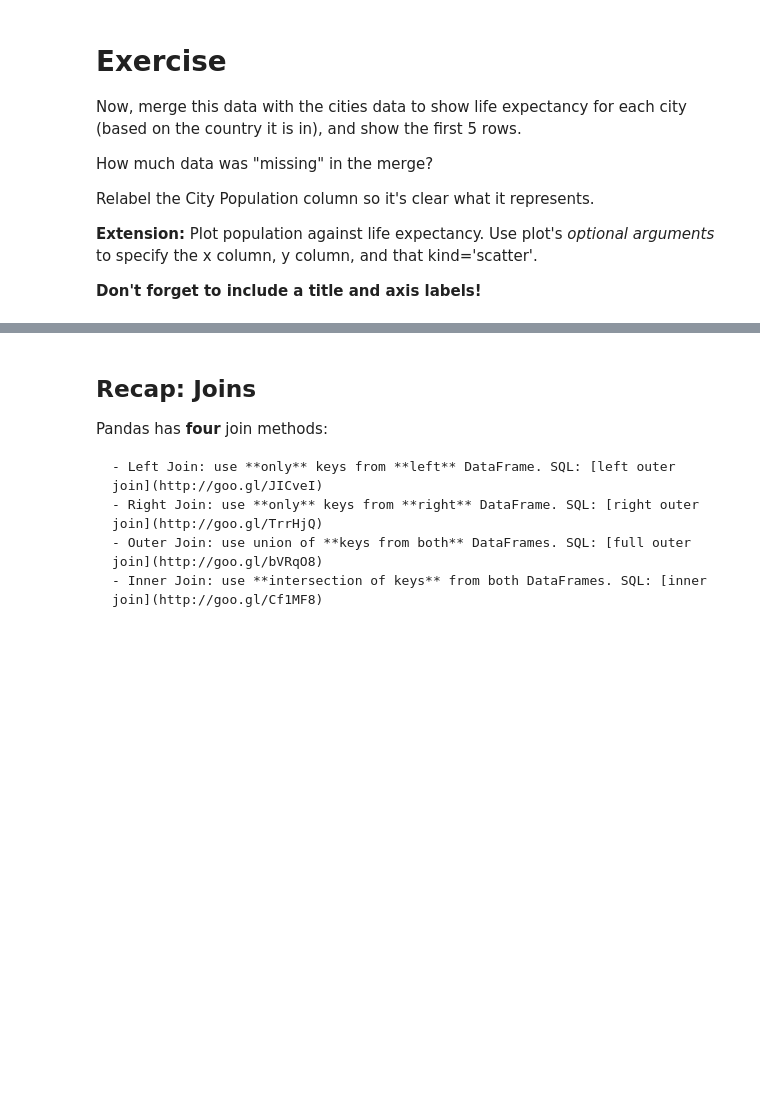
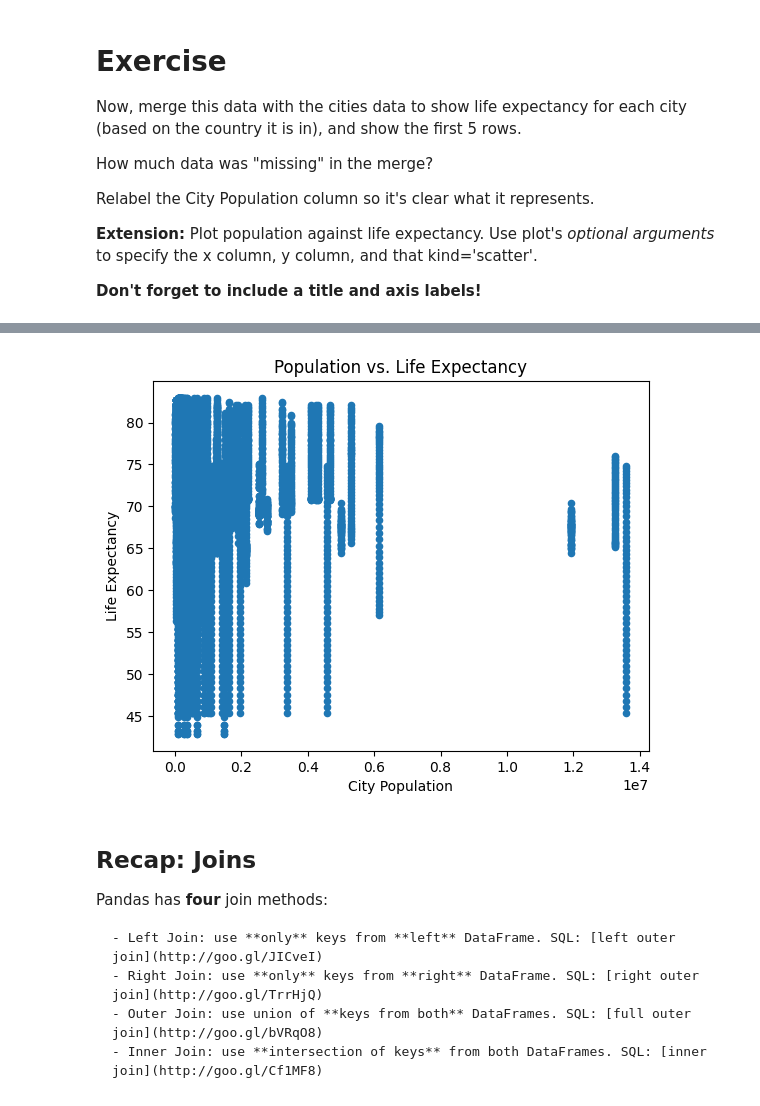
Before and after one commit to lawmianyi/QM2, a Jupyter notebook: notebooks/W06. Merging and Joining.ipynb, the cells around one changed output, grey strips where cells are left out. Cells and saved outputs as stored; diff of their text form; code cells hidden in the pictures; blank space fills up the shorter version.

```diff
--- a/notebooks/W06. Merging and Joining.ipynb
+++ b/notebooks/W06. Merging and Joining.ipynb
@@ -367,0 +434,2 @@ So for example: **df1.merge(df2, left_on='Name', right_index=True)** would join
+# %%
+cities = city_c.merge(city_pop, left_on='City', right_on='City')
@@ -429,3 +534,5 @@ Relabel the City Population column so it's clear what it represents.
 **Extension:** Plot population against life expectancy. Use plot's *optional arguments* to specify the x column, y column, and that kind='scatter'.
 
 **Don't forget to include a title and axis labels!**
+# %%
+cities_life_expectancy = cities.merge(life, left_on='Country or Area', right_on='Country or Area')
@@ -431,0 +555,2 @@ Relabel the City Population column so it's clear what it represents.
+# %%
+cities_life_expectancy.drop('Value Footnotes', axis=1, inplace=True)
@@ -431,0 +566,2 @@ Relabel the City Population column so it's clear what it represents.
+# %%
+cities_life_expectancy.rename(columns={'Value':'City Population'}, inplace=True)
@@ -432,3 +577,11 @@ Relabel the City Population column so it's clear what it represents.
+# %%
+cities_life_expectancy.plot(x='City Population', y='Life Expectancy', kind='scatter')
+plt.title('Population vs. Life Expectancy')
+plt.xlabel('City Population')
+plt.ylabel('Life Expectancy')
+plt.show()
+# %% [output]
+[figure, added]
 # %% [markdown]
 ## Recap: Joins
 
```
Also changed, not shown: parts of 38 cells of this notebook.
